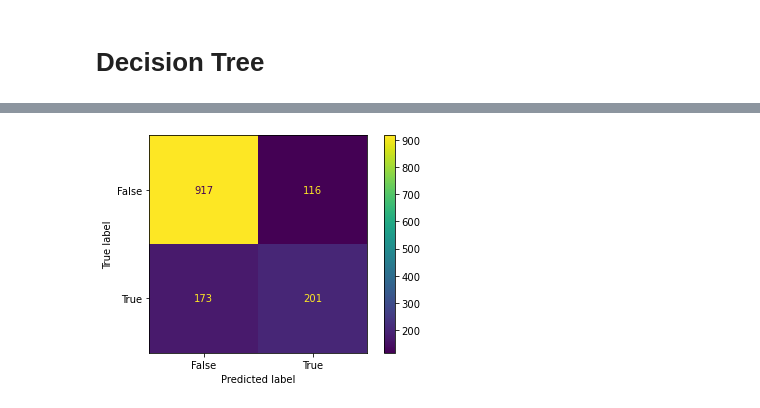
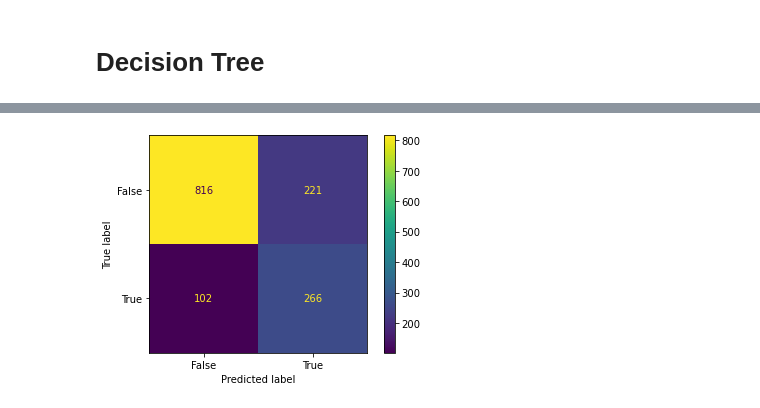
Before and after one commit to Anubhab2103/Classification, a Jupyter notebook: Telecom_Churn.ipynb, the cells around one changed output, grey strips where cells are left out. Saved outputs shown, nothing was run; the diff lists cells and outputs as text; code cells hidden in the pictures.

```diff
--- a/Telecom_Churn.ipynb
+++ b/Telecom_Churn.ipynb
@@ -707,0 +846,2 @@ plt.show()
+# %%
+classifier.fit(X_train,y_train)
@@ -727,3 +879,5 @@ model_lr_smt = LogisticRegression()
+# %%
+model_lr_smt = LogisticRegression(multi_class='ovr',penalty='l2',max_iter=2000)
 # %%
 np.mean(cross_val_score(model_lr_smt,X_train,y_train,cv=5))
 # %% [output]
@@ -789,5 +947,5 @@ plt.show()
 # %%
-knn_smt = KNeighborsClassifier(n_neighbors = 2)
+knn_smt = KNeighborsClassifier(n_neighbors = 6)
 # %%
 knn_smt.fit(X_train,y_train)
 # %% [output]
@@ -831,7 +993,7 @@ plt.show()
 # %% [markdown]
 # Decision Tree
 # %%
-model_dt_smt = DecisionTreeClassifier(max_depth=6)
+model_dt_smt = DecisionTreeClassifier(max_depth=5,random_state=0)
 # %%
 model_dt_smt.fit(X_train,y_train)
 # %% [output]
@@ -854,10 +1020,10 @@ auc_score
 # %%
-cm = confusion_matrix(y_test,y_pred_lr)
+cm = confusion_matrix(y_test,y_pred_dt_smt)
 cm_display_lr = ConfusionMatrixDisplay(confusion_matrix = cm, display_labels = [False, True])
 cm_display_lr.plot()
 plt.show()
 # %% [output]
-[figure, old version]
+[figure, new version]
 # %%
 print(classification_report(y_test, y_pred_lr_smt))
 # %% [output]
```
Also changed, not shown: parts of 135 cells of this notebook.
